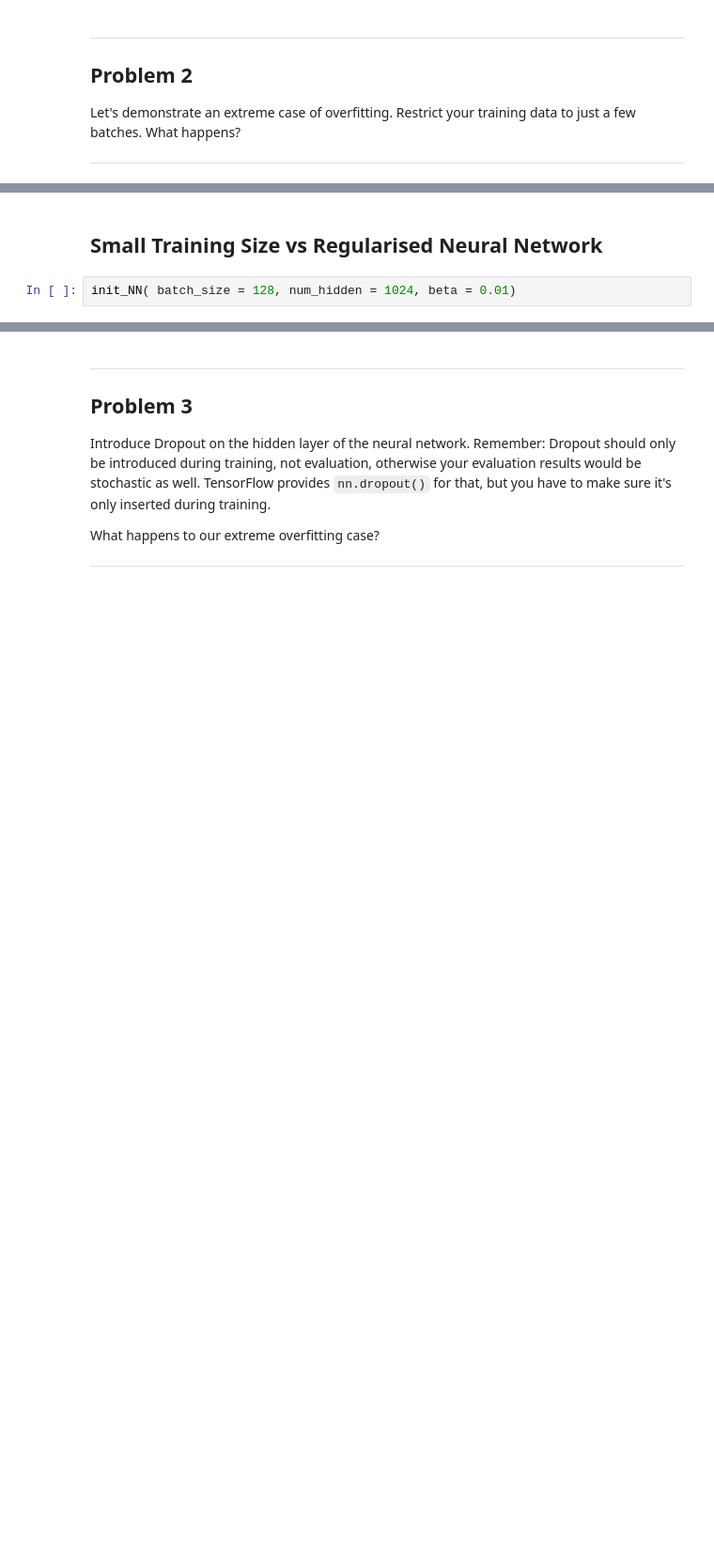
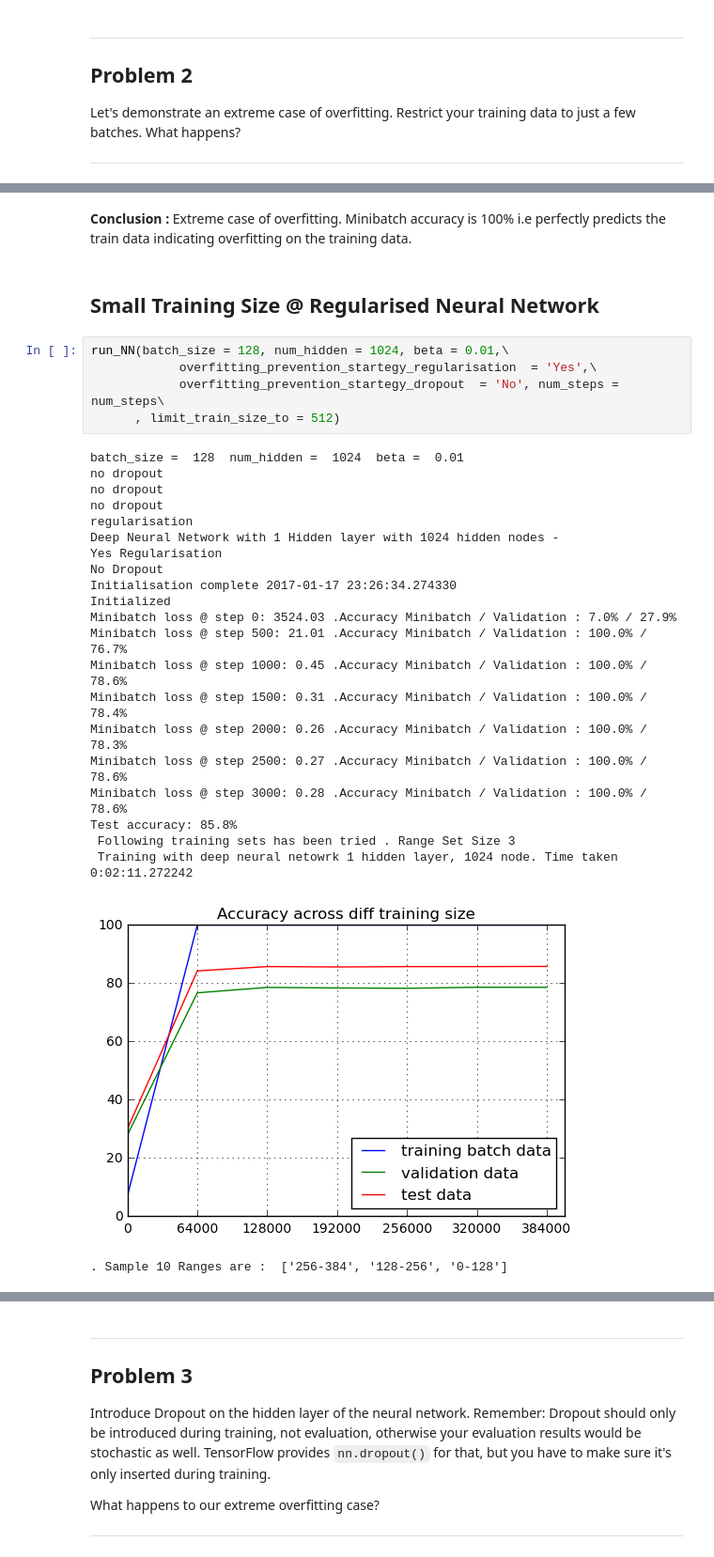
Before and after one commit to bikal-basnet/MachieneLearningProjects, a Jupyter notebook: Deep Learning Projects/Digit recogniser/3_regularization.ipynb, the cells around one changed output, grey strips where cells are left out. Shown at 94% size. Saved outputs shown, nothing was run; the diff lists cells and outputs as text; blank space fills up the shorter version.

```diff
--- a/Deep Learning Projects/Digit recogniser/3_regularization.ipynb
+++ b/Deep Learning Projects/Digit recogniser/3_regularization.ipynb
@@ -408,5 +547,33 @@ run_SGD( num_steps = num_steps , limit_train_size_to = 512 )
+# %% [markdown]
+**Conclusion :** Extreme case of overfitting. Minibatch accuracy is 100% i.e perfectly predicts the train data indicating overfitting on the training data.
 # %% [markdown]
-Small Training Size vs Regularised Neural Network
+Small Training Size @ Regularised Neural Network
 -----------------------------------------------------
 # %%
-init_NN( batch_size = 128, num_hidden = 1024, beta = 0.01)
+run_NN(batch_size = 128, num_hidden = 1024, beta = 0.01,\
+            overfitting_prevention_startegy_regularisation  = 'Yes',\
+            overfitting_prevention_startegy_dropout  = 'No', num_steps = num_steps\
+      , limit_train_size_to = 512)
+# %% [output]
+batch_size =  128  num_hidden =  1024  beta =  0.01
+no dropout
+no dropout
+no dropout
+regularisation
+Deep Neural Network with 1 Hidden layer with 1024 hidden nodes -
+Yes Regularisation
+No Dropout
+Initialisation complete 2017-01-17 23:26:34.274330
+Initialized
+Minibatch loss @ step 0: 3524.03 .Accuracy Minibatch / Validation : 7.0% / 27.9%
+Minibatch loss @ step 500: 21.01 .Accuracy Minibatch / Validation : 100.0% / 76.7%
+Minibatch loss @ step 1000: 0.45 .Accuracy Minibatch / Validation : 100.0% / 78.6%
+Minibatch loss @ step 1500: 0.31 .Accuracy Minibatch / Validation : 100.0% / 78.4%
+Minibatch loss @ step 2000: 0.26 .Accuracy Minibatch / Validation : 100.0% / 78.3%
+Minibatch loss @ step 2500: 0.27 .Accuracy Minibatch / Validation : 100.0% / 78.6%
+Minibatch loss @ step 3000: 0.28 .Accuracy Minibatch / Validation : 100.0% / 78.6%
+Test accuracy: 85.8%
+ Following training sets has been tried . Range Set Size 3
+ Training with deep neural netowrk 1 hidden layer, 1024 node. Time taken  0:02:11.272242
+[figure, added]
+. Sample 10 Ranges are :  ['256-384', '128-256', '0-128']
```
Also changed, not shown: parts of 36 cells of this notebook.
